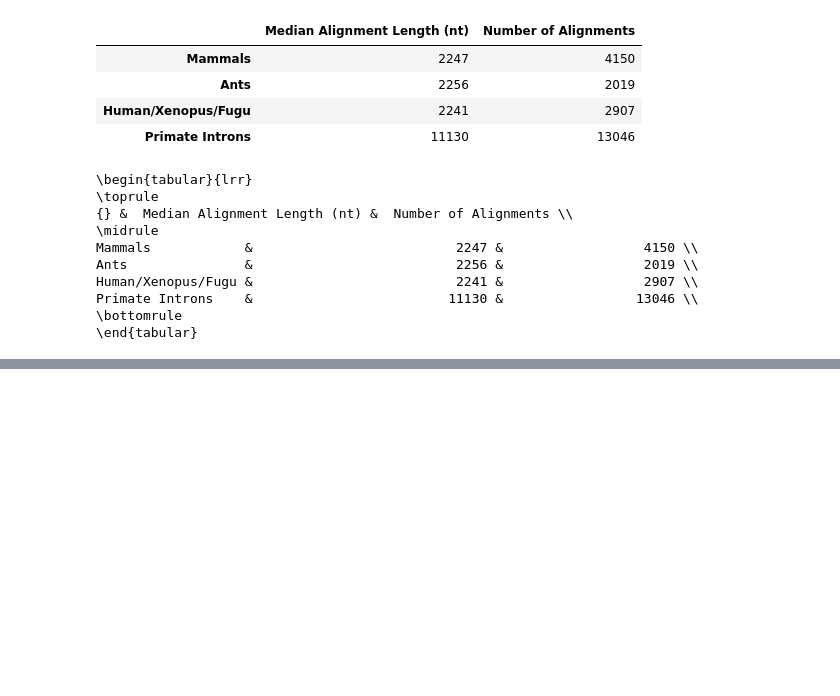
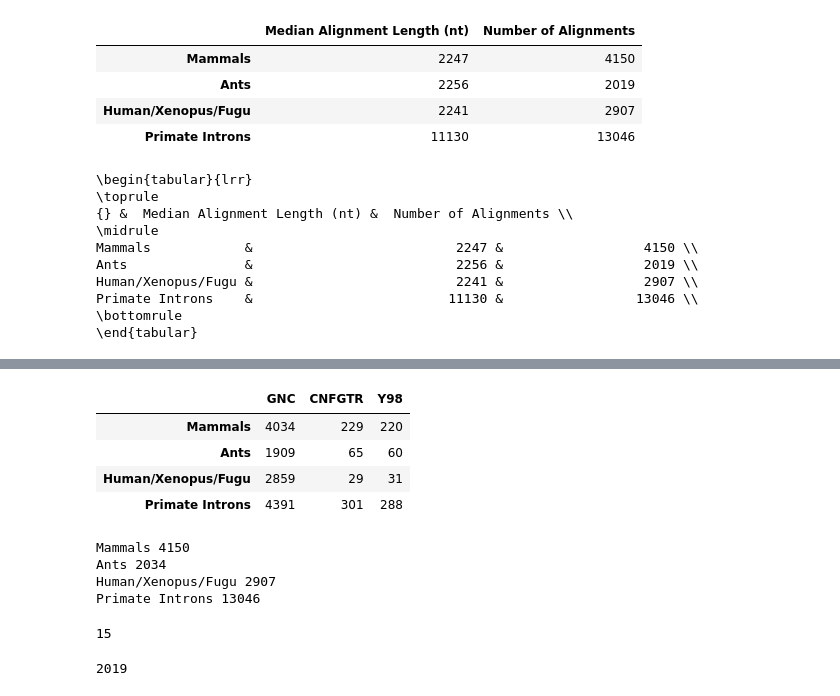
Before and after one commit to HuttleyLab/gnc, a Jupyter notebook: figures/aic.ipynb, the cells around one changed output, grey strips where cells are left out. Saved outputs shown, nothing was run; the diff lists cells and outputs as text; code cells hidden in the pictures; blank space fills up the shorter version.

```diff
--- a/figures/aic.ipynb
+++ b/figures/aic.ipynb
@@ -130,3 +141,10 @@ Human/Xenopus/Fugu &                          2241 &                  2907 \\
 Primate Introns    &                         11130 &                 13046 \\
 \bottomrule
 \end{tabular}
+# %%
+rows = defaultdict(list)
+for label in labels[:-1]:
+    for col in cols:
+        rows[col].append(len(sat[label][col]))
+df = DataFrame(rows, index=labels[:-1], columns=['GNC', 'CNFGTR', 'Y98'])
+df
@@ -132,0 +168,29 @@ Primate Introns    &                         11130 &                 13046 \\
+# %%
+rows = defaultdict(list)
+for label in labels:
+    for col in cols:
+        rows[col].append(len(hup[label][col]))
+df = DataFrame(rows, index=labels, columns=['GNC', 'CNFGTR', 'Y98'])
+df
+# %% [output]
+|  | GNC | CNFGTR | Y98 |
+| Mammals | 4034 | 229 | 220 |
+| Ants | 1909 | 65 | 60 |
+| Human/Xenopus/Fugu | 2859 | 29 | 31 |
+| Primate Introns | 4391 | 301 | 288 |
+# %%
+for dataset in datasets:
+    print ds_names[dataset], sum(d['aln'].count('>') == 3 for d in getattr(client, dataset).data.find())
+# %% [output]
+Mammals 4150
+Ants 2034
+Human/Xenopus/Fugu 2907
+Primate Introns 13046
+# %%
+len(list(client.ants.Y98.log.find({'level':'WARNING'})))
+# %% [output]
+15
+# %%
+2034-15
+# %% [output]
+2019
```
Also changed, not shown: parts of 8 cells of this notebook, 3 other files.
